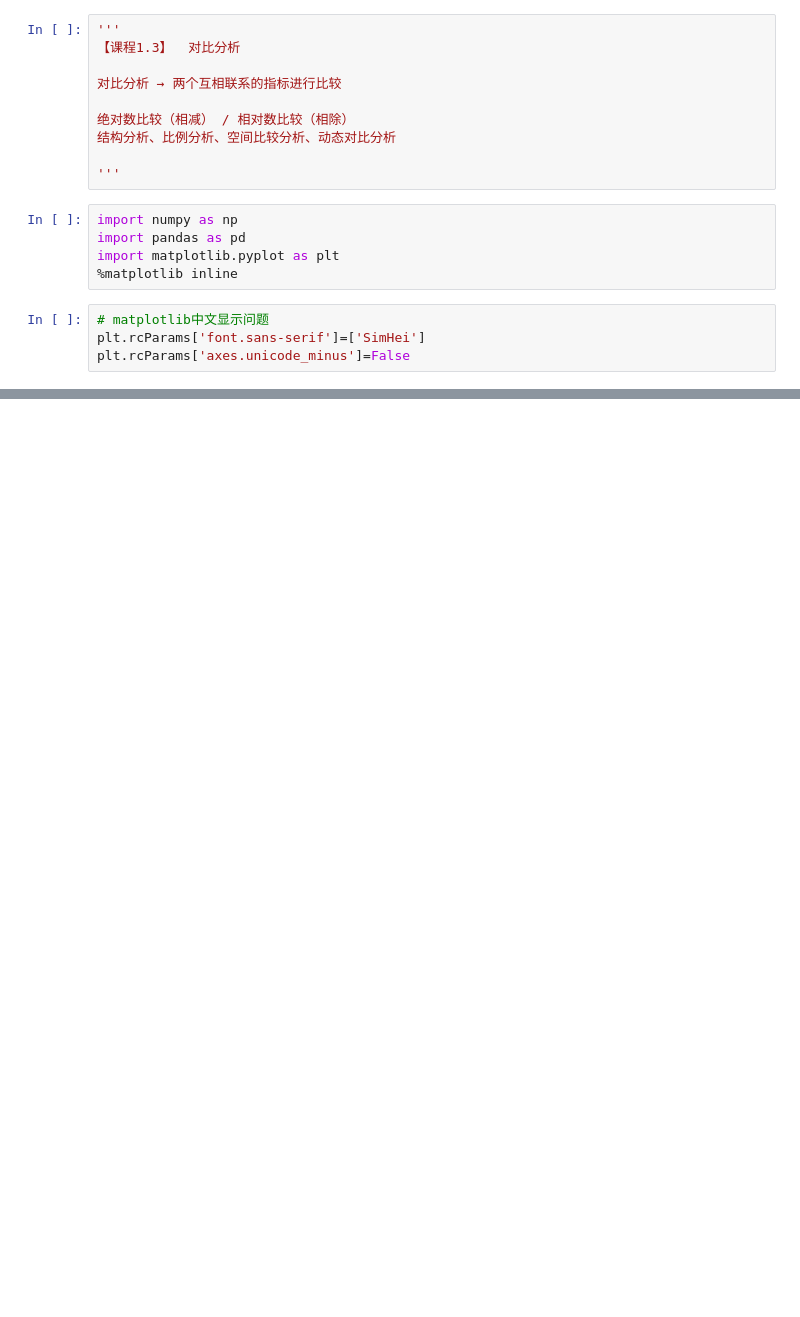
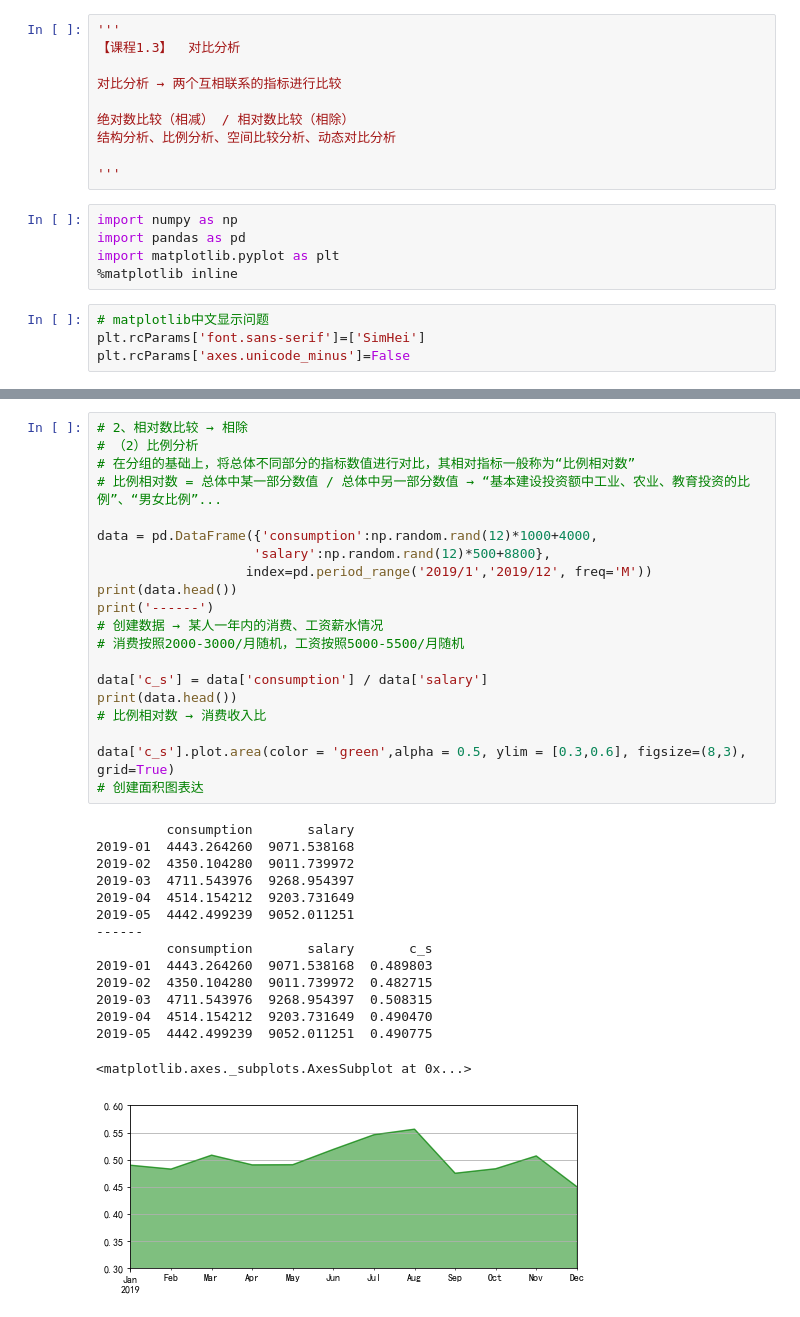
Before and after one commit to Mocha-Pudding/Python-DataAnalysis, a Jupyter notebook: CLASSDATA_Chapter03进阶算法学习：统计分析/CH01数据特征分析/【个人笔记】CH01数据特征分析_课程1.3_对比分析.ipynb, the cells around one changed output, grey strips where cells are left out. Saved outputs shown, nothing was run; the diff lists cells and outputs as text; blank space fills up the shorter version.

```diff
--- a/CLASSDATA_Chapter03进阶算法学习：统计分析/CH01数据特征分析/【个人笔记】CH01数据特征分析_课程1.3_对比分析.ipynb
+++ b/CLASSDATA_Chapter03进阶算法学习：统计分析/CH01数据特征分析/【个人笔记】CH01数据特征分析_课程1.3_对比分析.ipynb
@@ -72,0 +130,36 @@ plt.grid()
+# %%
+# 2、相对数比较 → 相除
+# （2）比例分析
+# 在分组的基础上，将总体不同部分的指标数值进行对比，其相对指标一般称为“比例相对数”
+# 比例相对数 = 总体中某一部分数值 / 总体中另一部分数值 → “基本建设投资额中工业、农业、教育投资的比例”、“男女比例”...
+
+data = pd.DataFrame({'consumption':np.random.rand(12)*1000+4000,
+                    'salary':np.random.rand(12)*500+8800},
+                   index=pd.period_range('2019/1','2019/12', freq='M'))
+print(data.head())
+print('------')
+# 创建数据 → 某人一年内的消费、工资薪水情况
+# 消费按照2000-3000/月随机，工资按照5000-5500/月随机
+
+data['c_s'] = data['consumption'] / data['salary']
+print(data.head())
+# 比例相对数 → 消费收入比
+
+data['c_s'].plot.area(color = 'green',alpha = 0.5, ylim = [0.3,0.6], figsize=(8,3), grid=True)
+# 创建面积图表达
+# %% [output]
+         consumption       salary
+2019-01  4443.264260  9071.538168
+2019-02  4350.104280  9011.739972
+2019-03  4711.543976  9268.954397
+2019-04  4514.154212  9203.731649
+2019-05  4442.499239  9052.011251
+------
+         consumption       salary       c_s
+2019-01  4443.264260  9071.538168  0.489803
+2019-02  4350.104280  9011.739972  0.482715
+2019-03  4711.543976  9268.954397  0.508315
+2019-04  4514.154212  9203.731649  0.490470
+2019-05  4442.499239  9052.011251  0.490775
+<matplotlib.axes._subplots.AxesSubplot at 0x...>
+[figure, added]
```
Also changed, not shown: parts of 5 cells of this notebook, 5 other files.
